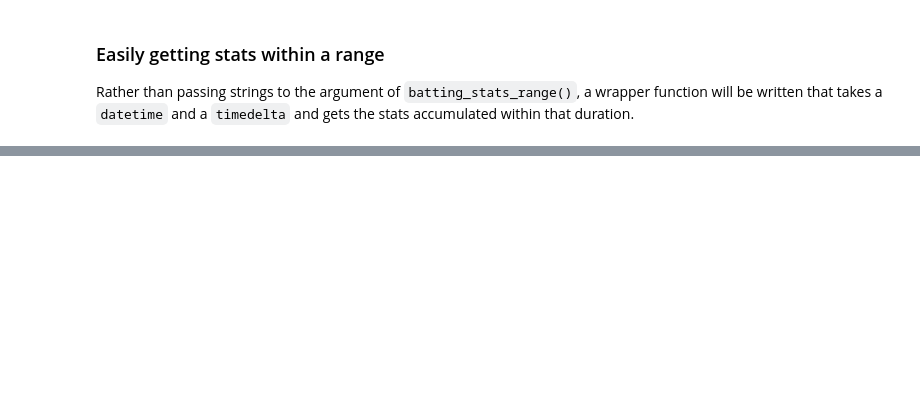
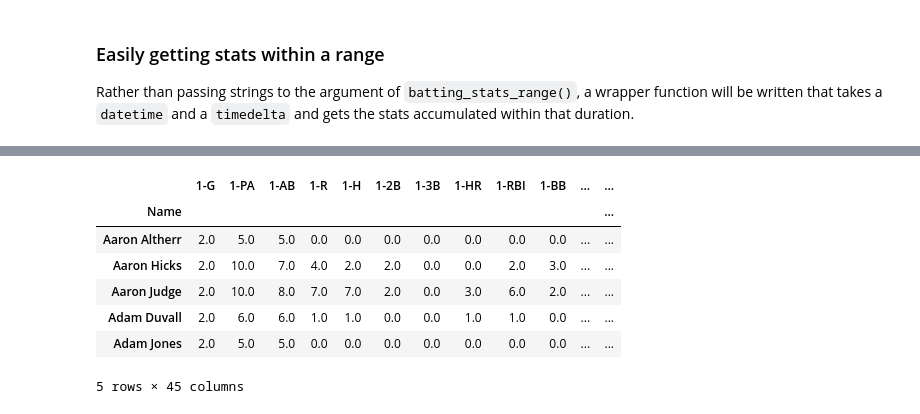
Before and after one commit to mdrews93/FantasyBaseball, a Jupyter notebook: Pybaseball-Exploration.ipynb, the cells around one changed output, grey strips where cells are left out. Cells and saved outputs as stored; diff of their text form; code cells hidden in the pictures; blank space fills up the shorter version.

```diff
--- a/Pybaseball-Exploration.ipynb
+++ b/Pybaseball-Exploration.ipynb
@@ -88,0 +89,2 @@ df
+# %%
+results = construct_multi_duration_dataframe(end, [day, week])
@@ -88,0 +102,23 @@ df
+# %%
+def add_fantasy_points(end_ts, dataframe):
+    points = get_fantasy_points(get_batting_stats(end_ts+datetime.timedelta(1),
+                                                  datetime.timedelta(0),
+                                                  rename=False)).set_index("Name")
+    return dataframe.join(points)
+# %%
+def remove_nan_fd_points(dataframe):
+    return dataframe[dataframe["FD Points"]>= 0]
+# %%
+new_results = add_fantasy_points(end, results)
+new_results = remove_nan_fd_points(new_results)
+# %%
+new_results.head()
+# %% [output]
+|  | 1-G | 1-PA | 1-AB | 1-R | 1-H | 1-2B | 1-3B | 1-HR | 1-RBI | 1-BB | ... | ... |
+| Name |  |  |  |  |  |  |  |  |  |  |  | ... |
+| Aaron Altherr | 2.0 | 5.0 | 5.0 | 0.0 | 0.0 | 0.0 | 0.0 | 0.0 | 0.0 | 0.0 | ... | ... |
+| Aaron Hicks | 2.0 | 10.0 | 7.0 | 4.0 | 2.0 | 2.0 | 0.0 | 0.0 | 2.0 | 3.0 | ... | ... |
+| Aaron Judge | 2.0 | 10.0 | 8.0 | 7.0 | 7.0 | 2.0 | 0.0 | 3.0 | 6.0 | 2.0 | ... | ... |
+| Adam Duvall | 2.0 | 6.0 | 6.0 | 1.0 | 1.0 | 0.0 | 0.0 | 1.0 | 1.0 | 0.0 | ... | ... |
+| Adam Jones | 2.0 | 5.0 | 5.0 | 0.0 | 0.0 | 0.0 | 0.0 | 0.0 | 0.0 | 0.0 | ... | ... |
+5 rows × 45 columns
```
Also changed, not shown: parts of 11 cells of this notebook.
